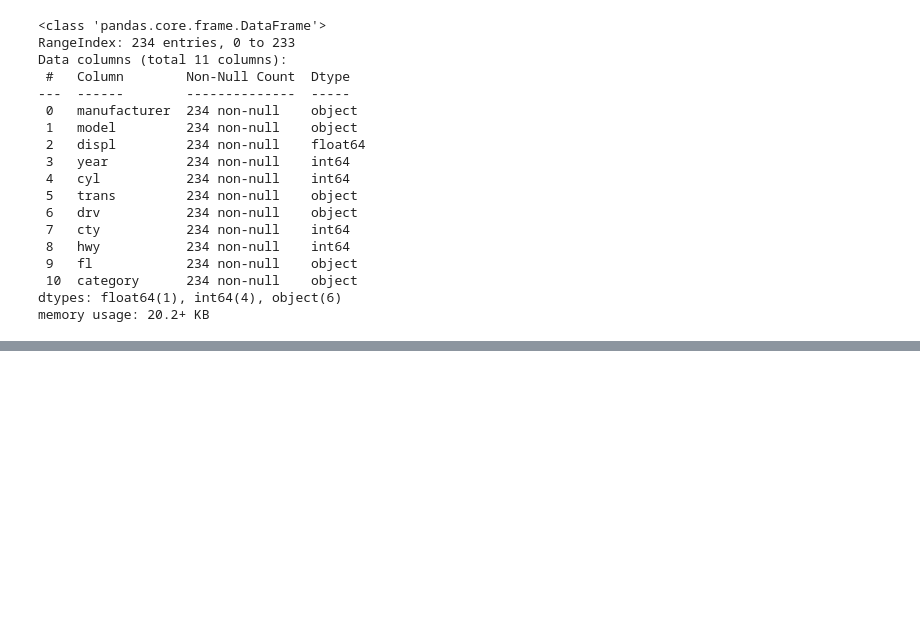
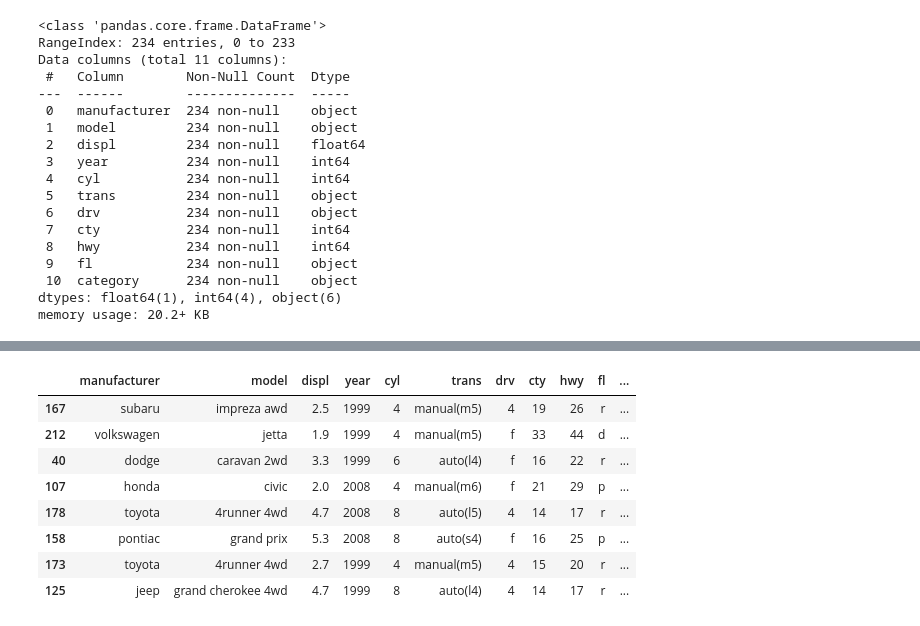
Before and after one commit to yesung05/2025-1-myclass-BDA, a Jupyter notebook: inclass/04w_A_mon_0331_easy_04_dataframe.ipynb, the cells around one changed output, grey strips where cells are left out. Saved outputs shown, nothing was run; the diff lists cells and outputs as text; code cells hidden in the pictures; blank space fills up the shorter version.

```diff
--- a/inclass/04w_A_mon_0331_easy_04_dataframe.ipynb
+++ b/inclass/04w_A_mon_0331_easy_04_dataframe.ipynb
@@ -652,0 +660,12 @@ mp
+# %%
+mpg.sample(8)
+# %% [output]
+|  | manufacturer | model | displ | year | cyl | trans | drv | cty | hwy | fl | ... |
+| 167 | subaru | impreza awd | 2.5 | 1999 | 4 | manual(m5) | 4 | 19 | 26 | r | ... |
+| 212 | volkswagen | jetta | 1.9 | 1999 | 4 | manual(m5) | f | 33 | 44 | d | ... |
+| 40 | dodge | caravan 2wd | 3.3 | 1999 | 6 | auto(l4) | f | 16 | 22 | r | ... |
+| 107 | honda | civic | 2.0 | 2008 | 4 | manual(m6) | f | 21 | 29 | p | ... |
+| 178 | toyota | 4runner 4wd | 4.7 | 2008 | 8 | auto(l5) | 4 | 14 | 17 | r | ... |
+| 158 | pontiac | grand prix | 5.3 | 2008 | 8 | auto(s4) | f | 16 | 25 | p | ... |
+| 173 | toyota | 4runner 4wd | 2.7 | 1999 | 4 | manual(m5) | 4 | 15 | 20 | r | ... |
+| 125 | jeep | grand cherokee 4wd | 4.7 | 1999 | 8 | auto(l4) | 4 | 14 | 17 | r | ... |
```
Also changed, not shown: parts of 27 cells of this notebook.
